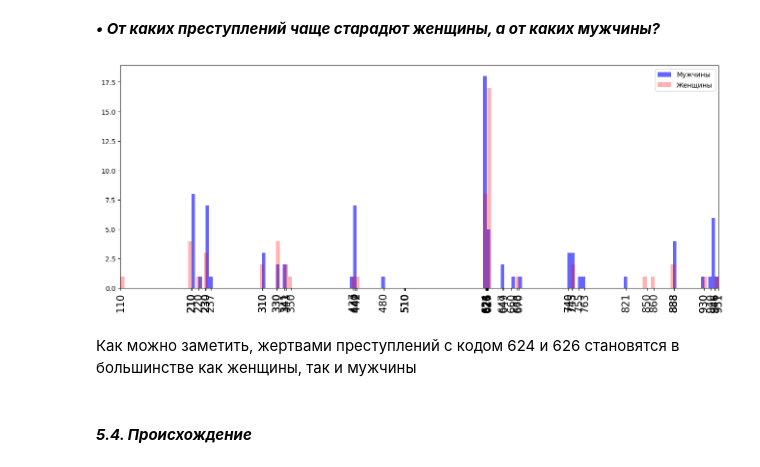
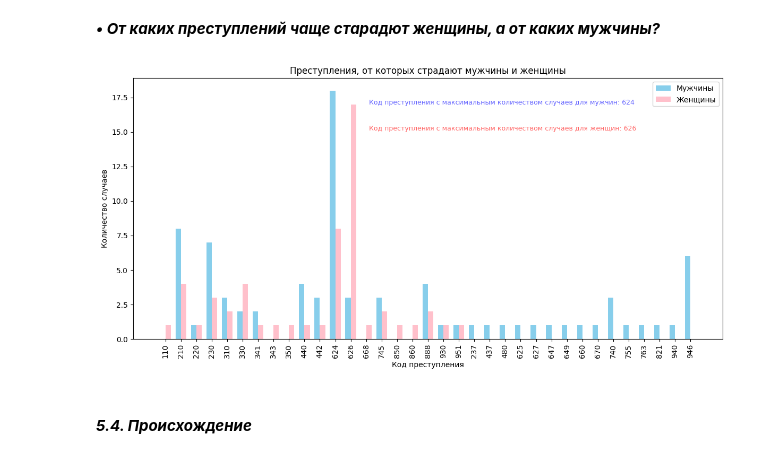
Before and after one commit to setusq/LabN6, a Jupyter notebook: lab3.ipynb, the cells around one changed output. Drawn from its saved outputs; the diff is of its cells as text; code cells hidden in the pictures.

```diff
--- a/lab3.ipynb
+++ b/lab3.ipynb
@@ -37,5 +38,0 @@ print(f'Столбцы: {rows}, колонки: {cols}')
-# %%
-counter = 0
-for i in df.columns:
-    counter+=1
-    print(f'{counter}. {i}')
@@ -157,19 +138,38 @@ print(df['crime_code'])
 Name: crime_code, Length: 199, dtype: int64
 # %% [markdown]
 <p><b><i>• От каких преступлений чаще старадют женщины, а от каких мужчины?</p></b></i>
-# %%
-plt.figure(figsize=(16, 6))
-plt.hist(male['crime_code'], color='b', alpha=0.6, label='Мужчины', bins=150)
-plt.hist(female['crime_code'], color='r', alpha=0.3, label='Женщины', bins= 150)
-plt.xticks(rotation=90)
-plt.xlim(min(df['crime_code']), max(df['crime_code']))
-plt.xticks(df['crime_code'], fontsize=15)
-plt.legend()
-plt.show()
-# %% [output]
-[figure, removed]
-# %% [markdown]
-Как можно заметить, жертвами преступлений с кодом 624 и 626 становятся в большинстве как женщины, так и мужчины
+# %%
+crime_counts = df.groupby(['victim_sex', 'crime_code']).size().unstack(fill_value=0)
+
+male_crimes = crime_counts.loc['M']
+female_crimes = crime_counts.loc['F']
+
+max_male_crime_code = male_crimes.idxmax()
+max_female_crime_code = female_crimes.idxmax()
+
+fig, ax = plt.subplots(figsize=(12, 6))
+
+width = 0.35
+x = range(len(male_crimes))
+bar1 = ax.bar(x, male_crimes, width, label='Мужчины', color='skyblue')
+bar2 = ax.bar([i + width for i in x], female_crimes, width, label='Женщины', color='pink')
+
+ax.set_xticks([i + width/2 for i in x])
+ax.set_xticklabels(male_crimes.index, rotation=90)
+
+ax.legend()
+
+plt.title('Преступления, от которых страдают мужчины и женщины')
+plt.xlabel('Код преступления')
+plt.ylabel('Количество случаев')
+
+plt.text(0.4, 0.9, f'Код преступления с максимальным количеством случаев для мужчин: {max_male_crime_code}', transform=ax.transAxes, fontsize=9, color='blue', alpha=0.6)
+plt.text(0.4, 0.8, f'Код преступления с максимальным количеством случаев для женщин: {max_female_crime_code}', transform=ax.transAxes, fontsize=9, color='red',alpha=0.6)
+
+plt.tight_layout()
+plt.show()
+# %% [output]
+[figure, added]
 # %% [markdown]
 <h4><b><i>5.4. Происхождение</i></b></h4>
 # %%
```
Also changed, not shown: parts of 22 cells of this notebook.
